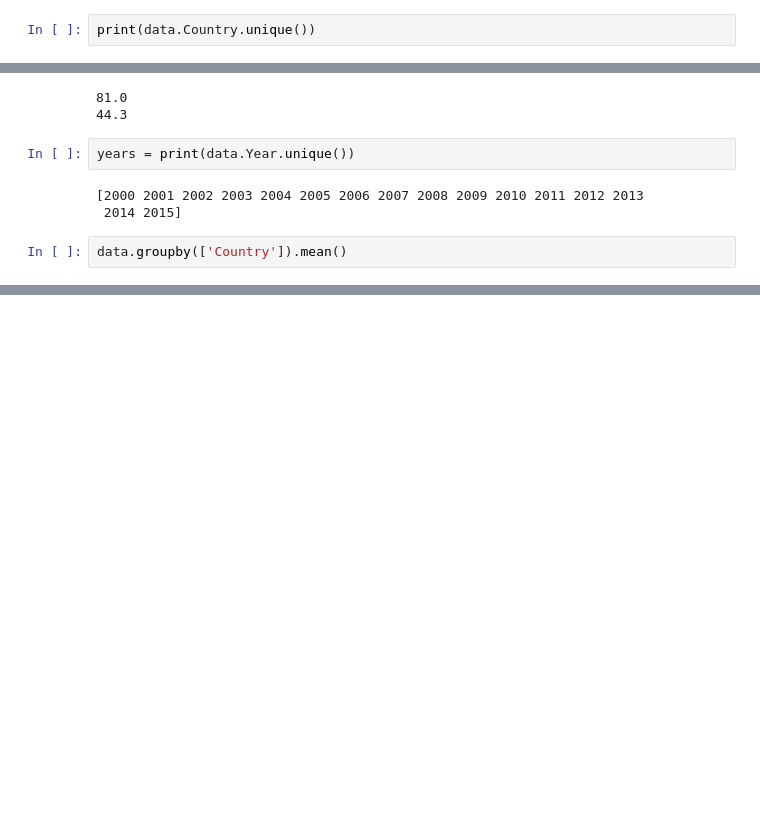
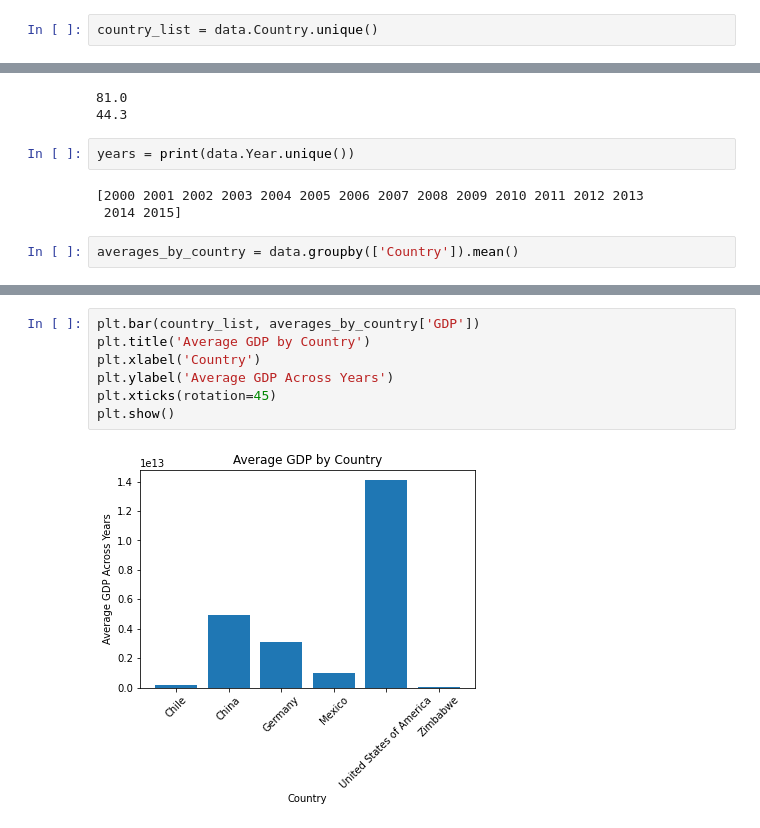
Before and after one commit to trapperian/GDP-Life_expectancy, a Jupyter notebook: life_expectancy_gdp.ipynb, the cells around one changed output, grey strips where cells are left out. Saved outputs shown, nothing was run; the diff lists cells and outputs as text; blank space fills up the shorter version.

Commit message:
added first figures
Worked with pandas some more.  Added barplots with average data by country and figure with Chile specific data.

```diff
--- a/life_expectancy_gdp.ipynb
+++ b/life_expectancy_gdp.ipynb
@@ -19,4 +19,4 @@ print(average_gdp)
 # %% [output]
 3880498570768.396
 # %%
-print(data.Country.unique())
+country_list = data.Country.unique()
@@ -35,5 +33,5 @@ years = print(data.Year.unique())
 [2000 2001 2002 2003 2004 2005 2006 2007 2008 2009 2010 2011 2012 2013
  2014 2015]
 # %%
-data.groupby(['Country']).mean()
+averages_by_country = data.groupby(['Country']).mean()
 # %% [output]
@@ -53,0 +77,9 @@ TypeError: unhashable type: 'numpy.ndarray'
+# %%
+plt.bar(country_list, averages_by_country['GDP'])
+plt.title('Average GDP by Country')
+plt.xlabel('Country')
+plt.ylabel('Average GDP Across Years')
+plt.xticks(rotation=45)
+plt.show()
+# %% [output]
+[figure, added]
```
Also changed, not shown: parts of 8 cells of this notebook.
